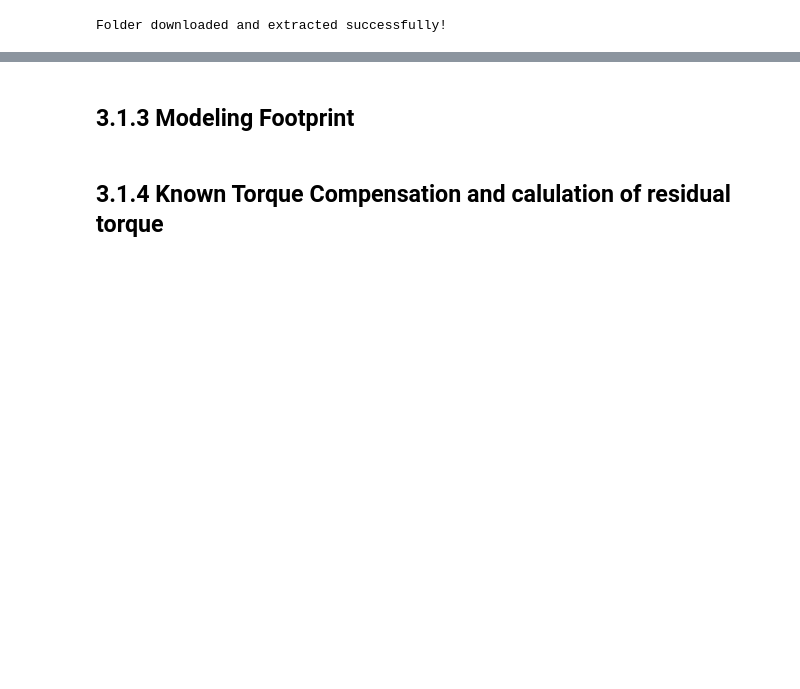
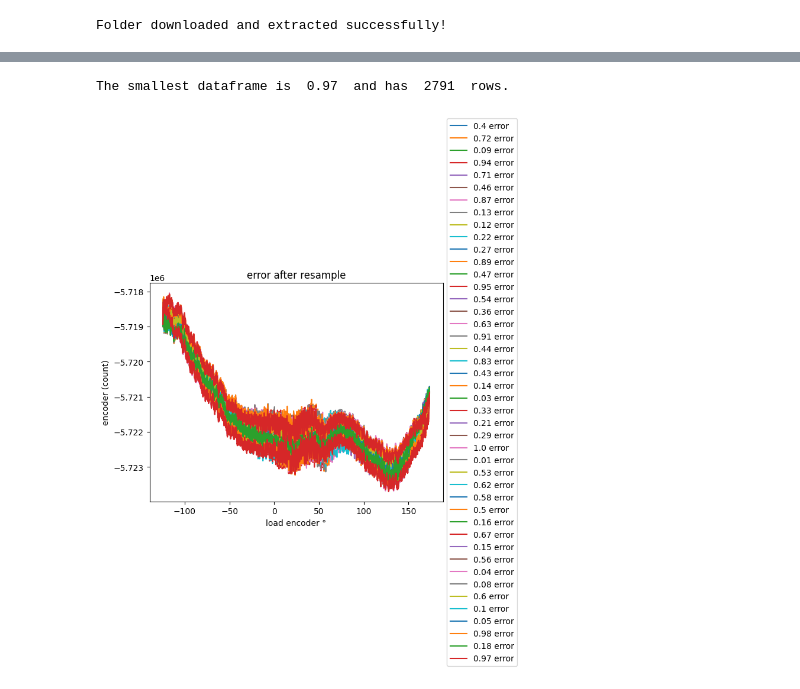
Before and after one commit to allwinlucious/MasterThesis, a Jupyter notebook: 3.1_Analytical_Method.ipynb, the cells around one changed output, grey strips where cells are left out. Drawn from its saved outputs; the diff is of its cells as text; code cells hidden in the pictures; blank space fills up the shorter version.

Commit message:
intro basic, analytical code works but something is wrong

```diff
--- a/3.1_Analytical_Method.ipynb
+++ b/3.1_Analytical_Method.ipynb
@@ -18,4 +30,0 @@ Folder downloaded and extracted successfully!
-# %% [markdown]
-## 3.1.3 Modeling Footprint
-# %% [markdown]
-## 3.1.4 Known Torque Compensation and calulation of residual torque
@@ -21,0 +71,49 @@ Folder downloaded and extracted successfully!
+# %%
+# Define the directory containing the combined CSV files
+directory = '/mnt/data/analytical/data/'
+
+# List all CSV files in the directory that end with '.csv'
+csv_files = [f for f in os.listdir(directory) if f.endswith('.csv')]
+
+# Initialize an empty dictionary to store the dataframes
+data = {}
+
+# Loop over each CSV file
+for file in csv_files:
+    try:
+        # Read each CSV file into a dataframe
+        df = pd.read_csv(os.path.join(directory, file))
+
+        # Store the dataframe in the dictionary
+        # Use the filename (without .csv) as the key
+        key = os.path.splitext(file)[0]
+        data[key] = df
+        #print(f"Loaded {key}")
+    except Exception as e:
+        print(f"Error loading {file}: {e}")
+# %%
+min_length = None
+min_length_key = None
+for key in data:
+    df = data[key]
+    length = len(df)
+    if min_length is None or length < min_length:
+        min_length = length
+        min_length_key = key
+print("The smallest dataframe is ", key, " and has ", min_length, " rows.")
+# %% [output]
+The smallest dataframe is  0.97  and has  2791  rows.
+# %%
+#resample to create equal length dataframes
+for key in data:
+    data[key]= resample2(data[key],min_length)
+
+for key in data:
+    plt.plot(data[key].encoder_loadinc_3*count_to_deg,data[key].encoder_motorinc_3/gear_ratio - data[key].encoder_loadinc_3,label = key +' error')
+plt.ylabel('encoder (count)')
+plt.xlabel('load encoder °')
+plt.legend(loc='center left', bbox_to_anchor=(1, 0.5))
+plt.title("error after resample")
+plt.show()
+# %% [output]
+[figure, added]
```
Also changed, not shown: parts of 16 cells of this notebook, 7 other files.
